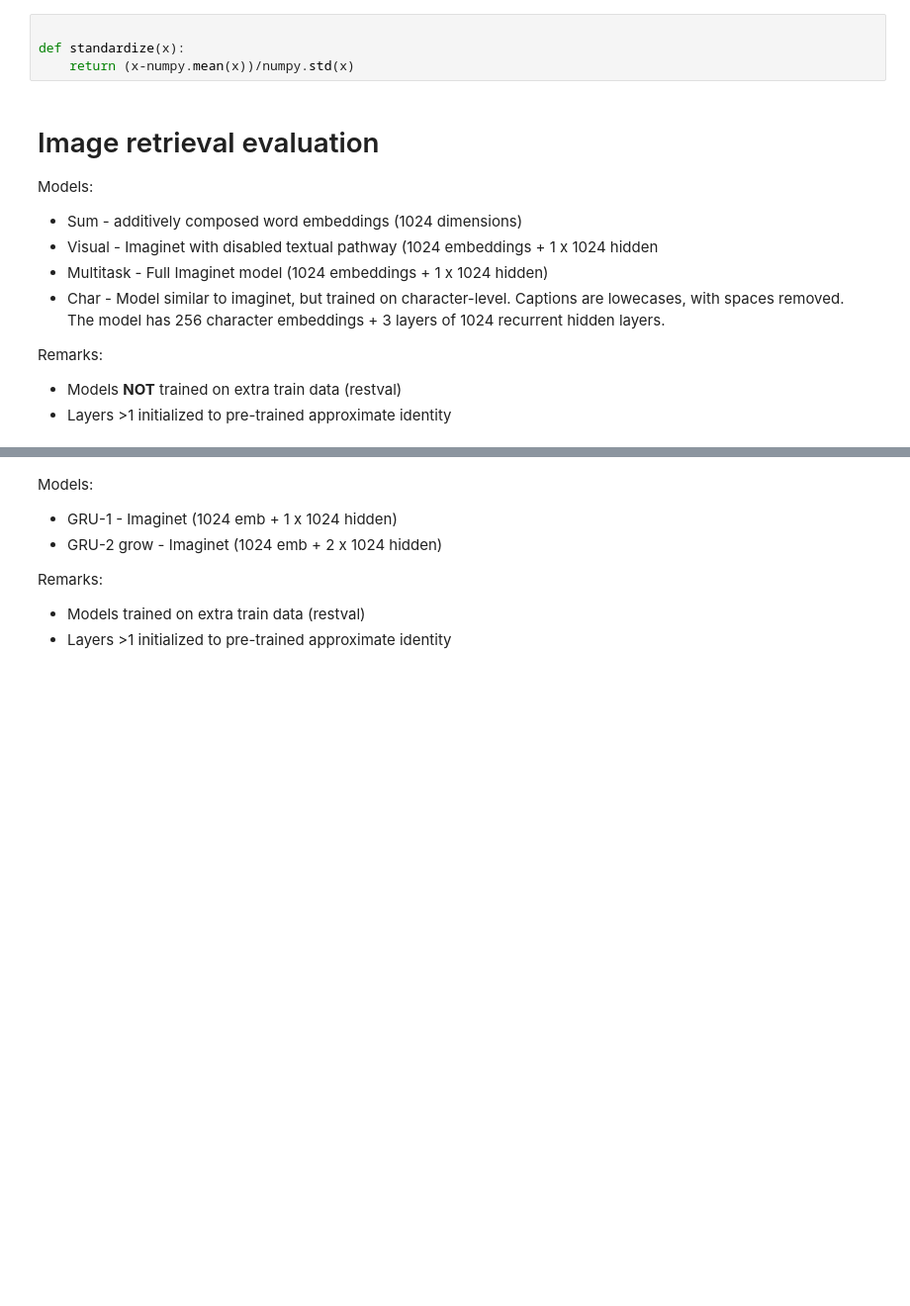
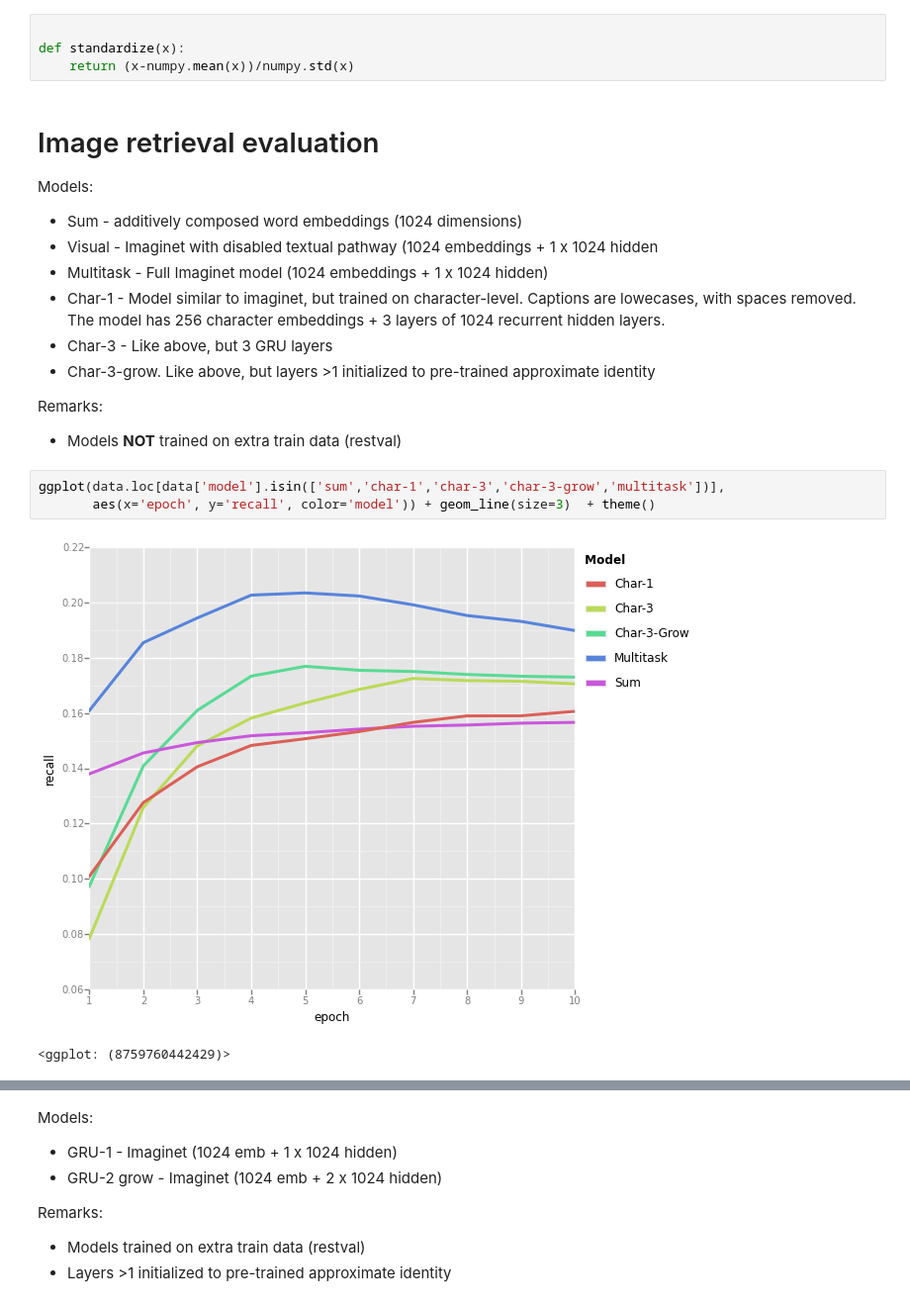
Before and after one commit to gchrupala/reimaginet, a Jupyter notebook: notes.ipynb, the cells around one changed output, grey strips where cells are left out. Shown at 99% size. Saved outputs shown, nothing was run; the diff lists cells and outputs as text; blank space fills up the shorter version.

```diff
--- a/notes.ipynb
+++ b/notes.ipynb
@@ -65,10 +93,16 @@ Models:
 - Sum - additively composed word embeddings (1024 dimensions)
 - Visual - Imaginet with disabled textual pathway (1024 embeddings + 1 x 1024 hidden
 - Multitask - Full Imaginet model (1024 embeddings + 1 x 1024 hidden)
-- Char - Model similar to imaginet, but trained on character-level. Captions are lowecases, with spaces removed.
-  The model has 256 character embeddings + 3 layers of 1024 recurrent hidden layers.
+- Char-1 - Model similar to imaginet, but trained on character-level. Captions are lowecases, with spaces removed. The model has 256 character embeddings + 3 layers of 1024 recurrent hidden layers.
+- Char-3 - Like above, but 3 GRU layers
+- Char-3-grow. Like above, but layers >1 initialized to pre-trained approximate identity
 
 Remarks:
 - Models **NOT** trained on extra train data (restval)
-- Layers >1 initialized to pre-trained approximate identity
+# %%
+ggplot(data.loc[data['model'].isin(['sum','char-1','char-3','char-3-grow','multitask'])],
+       aes(x='epoch', y='recall', color='model')) + geom_line(size=3)  + theme()
+# %% [output]
+[figure, added]
+<ggplot: (8759760442429)>
 # %%
```
Also changed, not shown: parts of 4 cells of this notebook.
